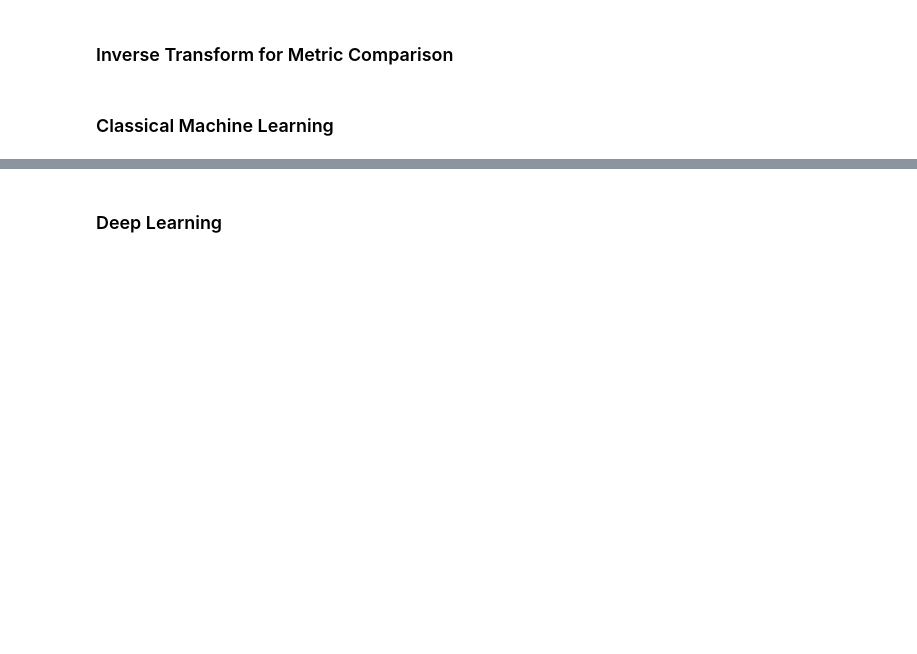
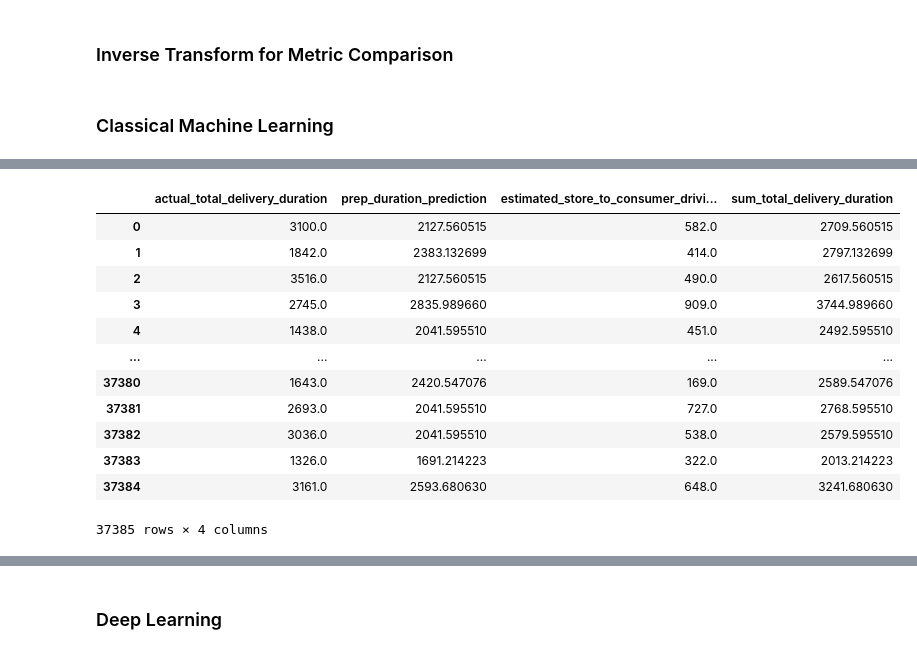
Before and after one commit to hangwl/DataScience, a Jupyter notebook: projects/doordash_delivery_duration/doordash_delivery_duration_pred_2.ipynb, the cells around one changed output, grey strips where cells are left out. Cells and saved outputs as stored; diff of their text form; code cells hidden in the pictures; blank space fills up the shorter version.

```diff
--- a/projects/doordash_delivery_duration/doordash_delivery_duration_pred_2.ipynb
+++ b/projects/doordash_delivery_duration/doordash_delivery_duration_pred_2.ipynb
@@ -768,52 +773,9 @@ KeyError: "['estimated_order_place_duration'] not found in axis"
-# %%
-# not scaling affects the performance, so continue to scale but it doesn't matter much which scaler we used
-scalers = {
-    "Standard scaler": StandardScaler(),
-}
-
-feature_sets = {
-    "selected_features_40": importances.sort_values(by='Gini-importance')[-40:].index.tolist(),
-}
-
-# continue with best performing model
-regression_models = {
-    "LGBM": LGBMRegressor(),
-}
-
-for feature_set_name in feature_sets.keys():
-    feature_set = feature_sets[feature_set_name]
-    for scaler_name in scalers.keys():
-        print(f"-----scaled with {scaler_name}-------- included columns are {feature_set_name}")
-        print("")
-        for model_name in regression_models.keys():
-            #drop estimated_store_to_consumer_driving_duration and estimated_order_place_duration
-            X = train_df[feature_set].drop(columns=["estimated_store_to_consumer_driving_duration",
-                                           "estimated_order_place_duration"])
-            y = train_df["prep_time"]
-
-            # to get indices
-            X_train, X_test, y_train, y_test = train_test_split(X, y, test_size=0.2, random_state=42)
-            train_indices = X_train.index
-            test_indices  = X_test.index
-
-            # scale
-            X_scaled, y_scaled, X_scaler, y_scaler = scale(scalers[scaler_name], X, y)
-
-            # apply indexing
-            X_train_scaled, X_test_scaled, y_train_scaled, y_test_scaled = train_test_split(X_scaled, y_scaled, test_size=0.2, random_state=42)
-            _, y_predict_scaled, _, _ = make_regression(X_train_scaled, y_train_scaled[:,0], X_test_scaled, y_test_scaled[:,0], regression_models[model_name], model_name, verbose=False)
-            rmse_error, y_predict = rmse_with_inv_transform(y_scaler, y_test, y_predict_scaled, model_name)
-            pred_dict["regression_model"].append(model_name)
-            pred_dict["feature_set"].append(feature_set_name)
-            pred_dict["scaler_name"].append(scaler_name)
-            pred_dict["RMSE"].append(rmse_error)
 # %%
 # choose best perform model and extract the predictions for preparation duration
 pred_values_dict = {
     "actual_total_delivery_duration": train_df["actual_total_delivery_duration"][test_indices].values.tolist(),
     "prep_duration_prediction":y_predict[:,0].tolist(),
     "estimated_store_to_consumer_driving_duration": train_df["estimated_store_to_consumer_driving_duration"][test_indices].values.tolist(),
-    "estimated_order_place_duration": train_df["estimated_order_place_duration"][test_indices].values.tolist(),
 }
 # %%
 # convert it to dataframe from dict
@@ -822,7 +798,21 @@ values_df
 # %%
 # sum predictions up with non preparation activities such as order placing and driving.
-values_df["sum_total_delivery_duration"] = values_df["prep_duration_prediction"] + values_df["estimated_store_to_consumer_driving_duration"] + values_df["estimated_order_place_duration"]
+values_df["sum_total_delivery_duration"] = values_df["prep_duration_prediction"] + values_df["estimated_store_to_consumer_driving_duration"]
 values_df
+# %% [output]
+|  | actual_total_delivery_duration | prep_duration_prediction | estimated_store_to_consumer_drivi... | sum_total_delivery_duration |
+| 0 | 3100.0 | 2127.560515 | 582.0 | 2709.560515 |
+| 1 | 1842.0 | 2383.132699 | 414.0 | 2797.132699 |
+| 2 | 3516.0 | 2127.560515 | 490.0 | 2617.560515 |
+| 3 | 2745.0 | 2835.989660 | 909.0 | 3744.989660 |
+| 4 | 1438.0 | 2041.595510 | 451.0 | 2492.595510 |
+| ... | ... | ... | ... | ... |
+| 37380 | 1643.0 | 2420.547076 | 169.0 | 2589.547076 |
+| 37381 | 2693.0 | 2041.595510 | 727.0 | 2768.595510 |
+| 37382 | 3036.0 | 2041.595510 | 538.0 | 2579.595510 |
+| 37383 | 1326.0 | 1691.214223 | 322.0 | 2013.214223 |
+| 37384 | 3161.0 | 2593.680630 | 648.0 | 3241.680630 |
+37385 rows × 4 columns
 # %%
 # check new error rate
 mean_squared_error(values_df["actual_total_delivery_duration"], values_df["sum_total_delivery_duration"], squared=False)
```
Also changed, not shown: parts of 21 cells of this notebook.
